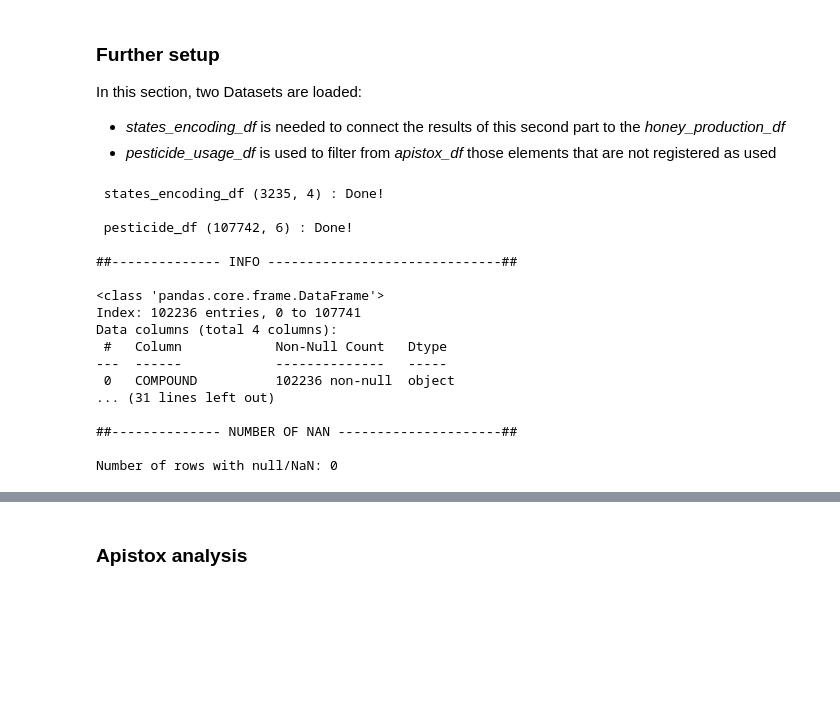
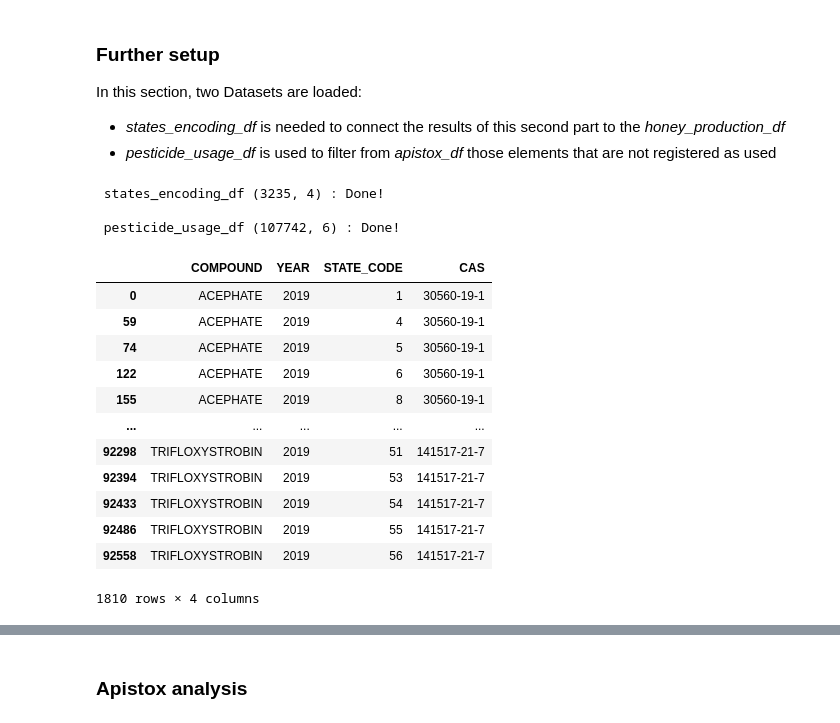
Before and after one commit to Ddav3/Bees_production_analysis, a Jupyter notebook: honey_production.ipynb, the cells around one changed output, grey strips where cells are left out. Drawn from its saved outputs; the diff is of its cells as text; code cells hidden in the pictures; blank space fills up the shorter version.

```diff
--- a/honey_production.ipynb
+++ b/honey_production.ipynb
@@ -182,30 +182,40 @@ In this section, two Datasets are loaded:
 - *states_encoding_df* is needed to connect the results of this second part to the *honey_production_df*
 - *pesticide_usage_df* is used to filter from *apistox_df* those elements that are not registered as used
 # %%
+#TODO: rimuovere il primo se non usato
 states_encoding_df, pesticide_usage_df = utils.load_pesticide_datasets()
 
 for compound in pesticide_usage_df.COMPOUND.unique():
     if '&' in compound:
         pesticide_usage_df.drop(pesticide_usage_df[pesticide_usage_df.COMPOUND == compound].index, inplace=True)
 pesticide_usage_df.drop(["EPEST_HIGH_KG", "EPEST_LOW_KG"], axis = 1, inplace=True)
 
+compstox_df = pd.read_csv("datasets/Chemical List PPDB-2026-03-07.csv")
+compstox_df.columns = compstox_df.columns.str.replace(" ", "_").map(str.upper)
+compstox_df.PREFERRED_NAME = compstox_df.PREFERRED_NAME.map(str.upper)
+compstox_df = compstox_df[["PREFERRED_NAME", "CASRN"]]
+compstox_df.columns = ["COMPOUND", "CAS"]
 
-utils.EDA(pesticide_usage_df)
+pesticide_usage_df = pesticide_usage_df.merge(compstox_df)
+pesticide_usage_df.drop("COUNTY_FIPS_CODE", axis = 1, inplace=True)
+pesticide_usage_df.drop_duplicates(inplace=True)
+pesticide_usage_df.rename(columns={"STATE_FIPS_CODE": "STATE_CODE"}, inplace=True)
+
+pesticide_usage_df
 # %% [output]
  states_encoding_df (3235, 4) : Done!
 
- pesticide_df (107742, 6) : Done!
-
-##-------------- INFO ------------------------------##
-
-<class 'pandas.core.frame.DataFrame'>
-Index: 102236 entries, 0 to 107741
-Data columns (total 4 columns):
- #   Column            Non-Null Count   Dtype
----  ------            --------------   -----
- 0   COMPOUND          102236 non-null  object
-... (31 lines left out)
-
-##-------------- NUMBER OF NAN ---------------------##
-
-Number of rows with null/NaN: 0
+ pesticide_usage_df (107742, 6) : Done!
+|  | COMPOUND | YEAR | STATE_CODE | CAS |
+| 0 | ACEPHATE | 2019 | 1 | 30560-19-1 |
+| 59 | ACEPHATE | 2019 | 4 | 30560-19-1 |
+| 74 | ACEPHATE | 2019 | 5 | 30560-19-1 |
+| 122 | ACEPHATE | 2019 | 6 | 30560-19-1 |
+| 155 | ACEPHATE | 2019 | 8 | 30560-19-1 |
+| ... | ... | ... | ... | ... |
+| 92298 | TRIFLOXYSTROBIN | 2019 | 51 | 141517-21-7 |
+| 92394 | TRIFLOXYSTROBIN | 2019 | 53 | 141517-21-7 |
+| 92433 | TRIFLOXYSTROBIN | 2019 | 54 | 141517-21-7 |
+| 92486 | TRIFLOXYSTROBIN | 2019 | 55 | 141517-21-7 |
+| 92558 | TRIFLOXYSTROBIN | 2019 | 56 | 141517-21-7 |
+1810 rows × 4 columns
```
Also changed, not shown: parts of 5 cells of this notebook.
